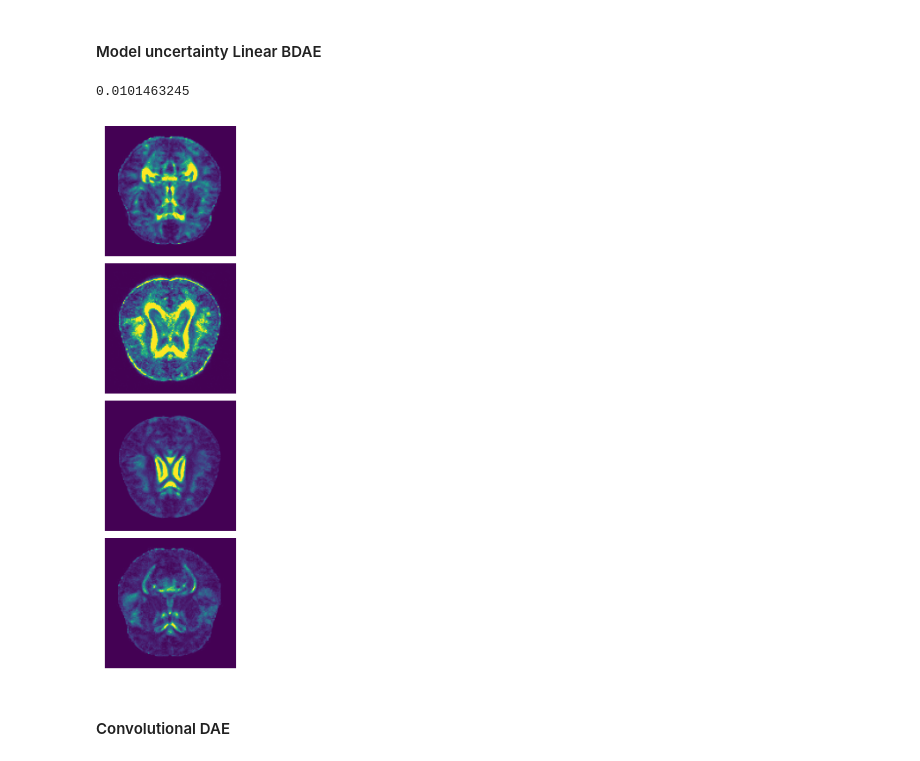
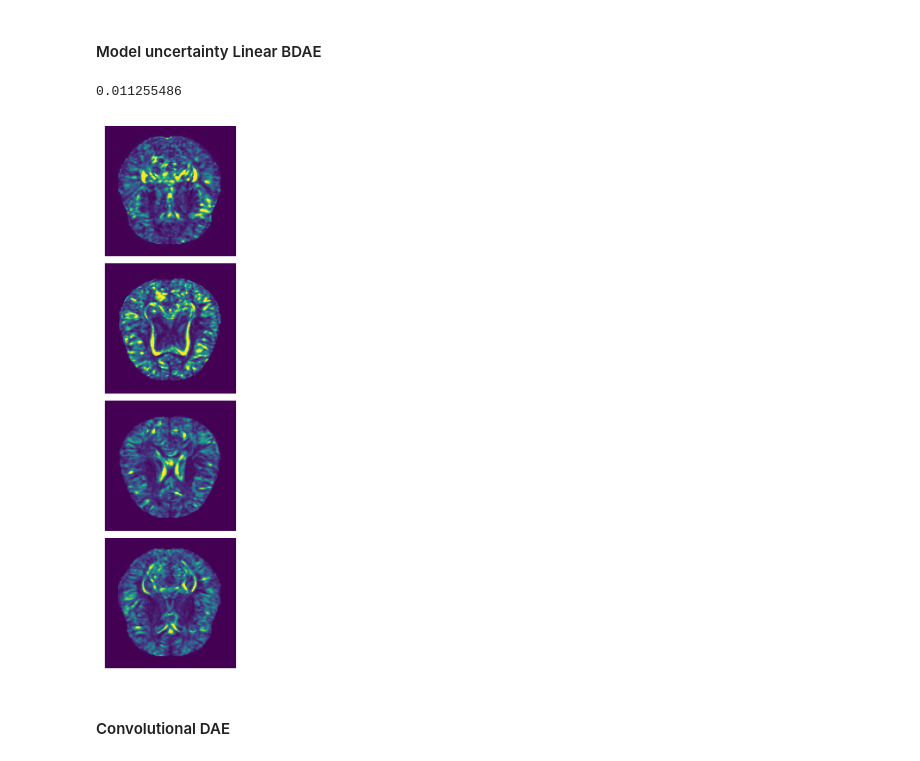
Before and after one commit to joshuarooijakkers/bayesian_denoising_autoencoder, a Jupyter notebook: mri_plots.ipynb, the cells around one changed output. Saved outputs shown, nothing was run; the diff lists cells and outputs as text; code cells hidden in the pictures.

Commit message:
Adjusted correlation and ran linear

```diff
--- a/mri_plots.ipynb
+++ b/mri_plots.ipynb
@@ -340,10 +340,10 @@ def load_model(model_class, model_path, device='cpu'):
 # %%
 # Paths to the saved models
 model_paths_mri = {
-    'linear_bdae_mri': '/content/mri_25_linear_bdae.pth',
-    'linear_dae_mri': '/content/mri_25_linear_dae.pth',
-    'convolutional_bdae_mri': '/content/mri_25_convolutional_bdae.pth',
-    'convolutional_dae_mri': '/content/mri_25_convolutional_dae.pth'
+    'linear_bdae_mri': '/content/mri_ES_linear_bdae_lr=0.001_seed=43.pth',
+    'linear_dae_mri': '/content/mri_ES_linear_dae_lr=0.001_seed=43.pth',
+    'convolutional_bdae_mri': '/content/mri_ES_convolutional_bdae_lr=0.001_seed=42.pth',
+    'convolutional_dae_mri': '/content/mri_ES_convolutional_dae_lr=0.001_seed=42.pth'
 }
 
 # Dictionary to hold the loaded models
@@ -455,11 +507,16 @@ SSIM of convolutional_dae_mri on MRI test set: 0.8894518949091434
 # %% [markdown]
 #### Clean images
 # %%
-def plot_images(images, num_images=4, space=0.05, cmap='gray', vmax=None):
+from matplotlib.colors import LogNorm
+
+def plot_images(images, num_images=4, space=0.05, cmap='gray', vmax=None, log_norm=False):
     plt.figure(figsize=(2, 8))
-    for i in range(4):
-        plt.subplot(4, 1, i + 1)
-        plt.imshow(images[i].numpy().squeeze(), cmap=cmap, vmax=vmax)
+    for i in range(num_images):
+        plt.subplot(num_images, 1, i + 1)
+        if log_norm:
+            plt.imshow(images[i].numpy().squeeze(), cmap=cmap, norm=LogNorm(vmin=images[i].min(), vmax=images[i].max()))
+        else:
+            plt.imshow(images[i].numpy().squeeze(), cmap=cmap, vmax=vmax)
         plt.axis('off')
     plt.subplots_adjust(wspace=space, hspace=space)
     plt.show()
@@ -476,7 +533,7 @@ images_batch, labels_batch = next(test_iter)
 start_index = 20
 images = images_batch[start_index:start_index+4]
 
-plot_images(images, 0.05, vmax=1)
+plot_images(images, space=0.05, vmax=1)
 
 # print(len(train_loader))
 # %% [output]
@@ -486,7 +543,7 @@ plot_images(images, 0.05, vmax=1)
 # %%
 # torch_images = torch.stack(images)
 
-noisy_images = add_gaussian_noise(images, noise_factor)
+noisy_images = add_gaussian_noise(images, noise_factor=0.3)
 plot_images(noisy_images, space=0.05)
 # %% [output]
 [figure]
@@ -507,7 +564,7 @@ plot_images(predictions_mean.view(-1,image_size,image_size).cpu(), space=0.05, v
 noisy_images_flattened = noisy_images.view(noisy_images.size(0), -1).to(device)
 loaded_models_mri['linear_bdae_mri'].eval()
 with torch.no_grad():
-    _, predictions_mean, predictions_var = loaded_models_mri['linear_bdae_mri'].to(device).sample_predict(noisy_images_flattened, 10)
+    _, predictions_mean_linear, predictions_var_linear = loaded_models_mri['linear_bdae_mri'].to(device).sample_predict(noisy_images_flattened, 10)
 
 plot_images(predictions_mean.view(-1,image_size,image_size).cpu(), space=0.05)
 # %% [output]
@@ -517,11 +574,11 @@ plot_images(predictions_mean.view(-1,image_size,image_size).cpu(), space=0.05)
 # %%
 max_pixel = np.max(predictions_var.cpu().numpy()[:4])
 print(max_pixel)
 
-plot_images(predictions_var.view(-1,image_size,image_size).cpu(), space=0.05, cmap='viridis', vmax=0.0025)
+plot_images(predictions_var_linear.view(-1,image_size,image_size).cpu(), space=0.05, cmap='viridis', vmax=0.004)
 # %% [output]
-0.0101463245
+0.011255486
-[figure, old version]
+[figure, new version]
 # %% [markdown]
 #### Convolutional DAE
 # %%
```
Also changed, not shown: parts of 12 cells of this notebook.
